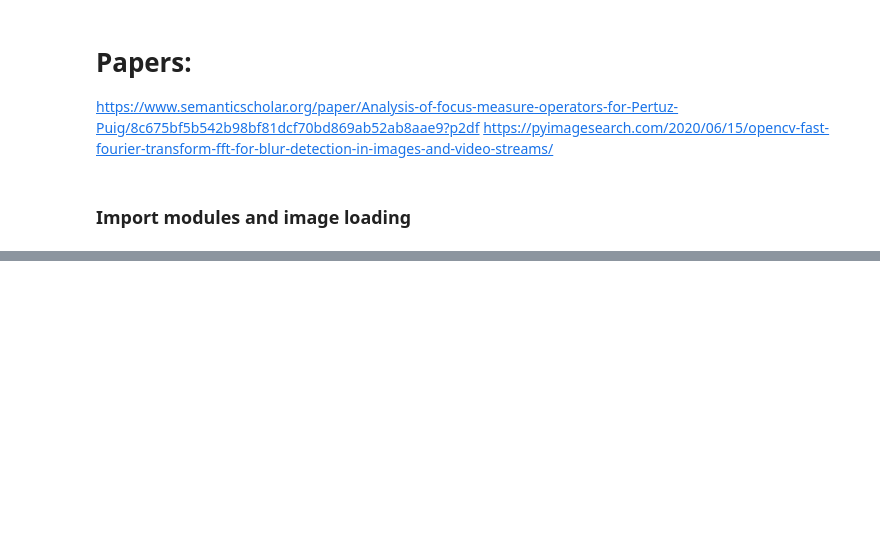
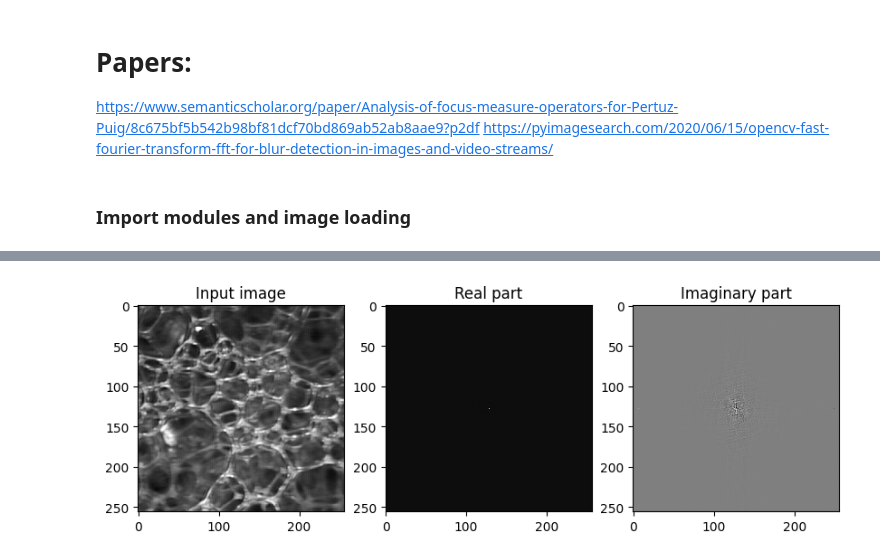
Before and after one commit to Pappol/blur_detection, a Jupyter notebook: project.ipynb, the cells around one changed output, grey strips where cells are left out. Saved outputs shown, nothing was run; the diff lists cells and outputs as text; code cells hidden in the pictures; blank space fills up the shorter version.

```diff
--- a/project.ipynb
+++ b/project.ipynb
@@ -19,0 +62,17 @@ image = cv2.imread(image_path, cv2.IMREAD_GRAYSCALE)
+# %%
+ftts = np.fft.fftshift(ftt)
+
+# plot real and imaginary parts of the image
+plt.figure(figsize=(10, 5))
+plt.subplot(131)
+plt.imshow(image, cmap='gray')
+plt.title('Input image')
+plt.subplot(132)
+plt.imshow(np.real(ftts), cmap='gray')
+plt.title('Real part')
+plt.subplot(133)
+plt.imshow(np.imag(ftts), cmap='gray')
+plt.title('Imaginary part')
+plt.show()
+# %% [output]
+[figure, added]
```
Also changed, not shown: parts of 7 cells of this notebook.
